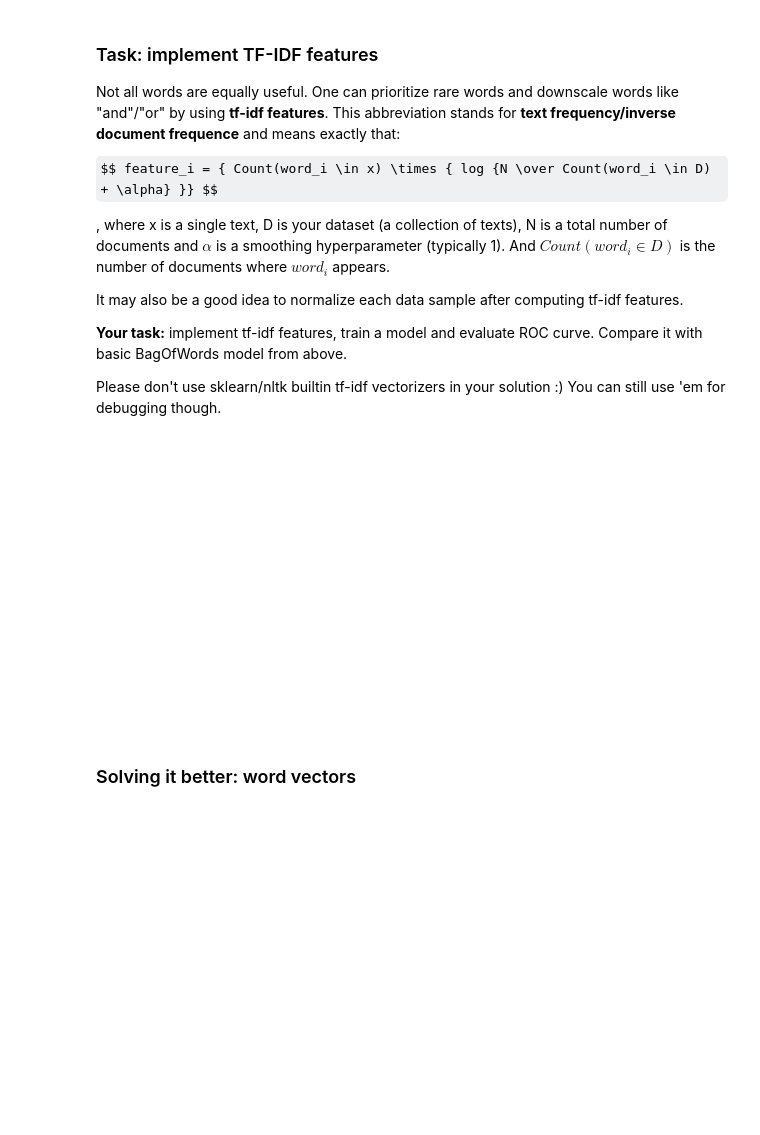
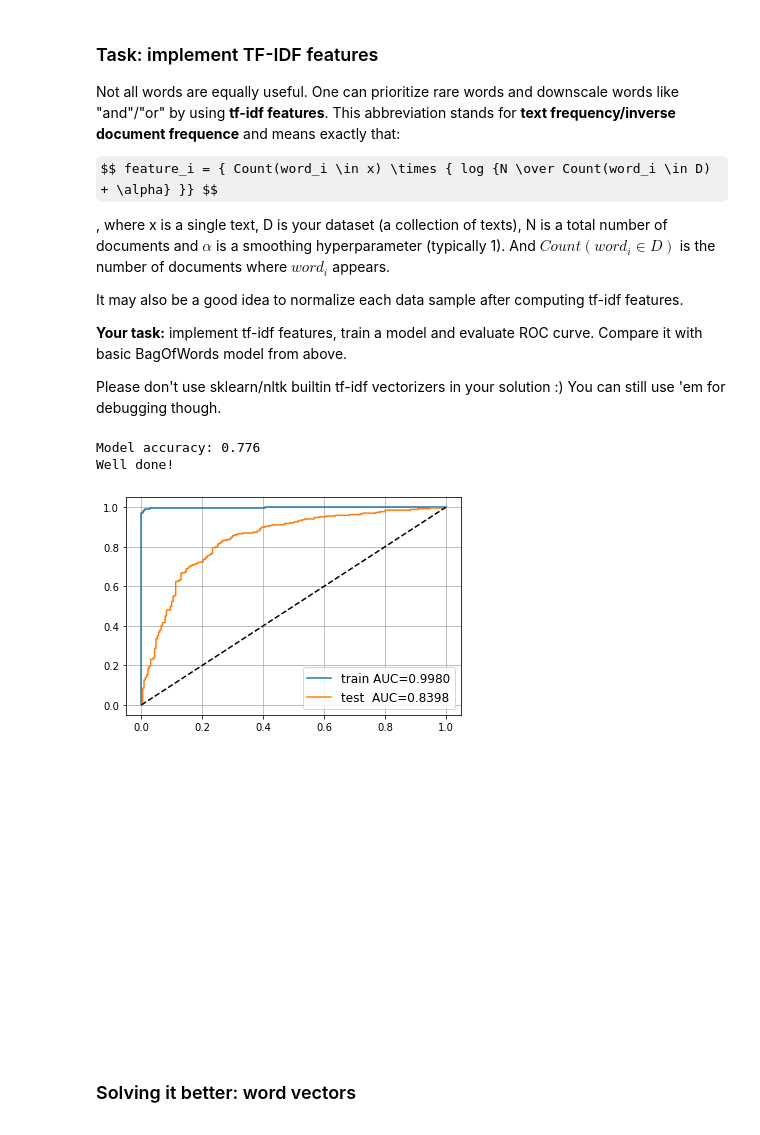
Before and after one commit to GoshaTraksel/NLP_course, a Jupyter notebook: week02_classification/homework_part01.ipynb, the cells around one changed output. Saved outputs shown, nothing was run; the diff lists cells and outputs as text; code cells hidden in the pictures; some formulas as TeX source; blank space fills up the shorter version.

````diff
--- a/week02_classification/homework_part01.ipynb
+++ b/week02_classification/homework_part01.ipynb
@@ -200,3 +286,6 @@ bow_model = <YOUR CODE HERE - train a logistic regression>
+# %%
+from sklearn.linear_model import LogisticRegression
+bow_model = LogisticRegression(C=1e-1, class_weight='balanced', random_state=69).fit(X_train_bow, y_train)
 # %%
 from sklearn.metrics import roc_auc_score, roc_curve
 
@@ -232,6 +325,45 @@ It may also be a good idea to normalize each data sample after computing tf-idf
 __Your task:__ implement tf-idf features, train a model and evaluate ROC curve. Compare it with basic BagOfWords model from above.
 
 Please don't use sklearn/nltk builtin tf-idf vectorizers in your solution :) You can still use 'em for debugging though.
+# %%
+class customTF_IDF:
+    def fit_transform(self, X):
+        delta = 1.0
+        self.X = np.array([[0. for i in range(X.shape[1])] for j in range(X.shape[0])])
+        D = np.array([0. for i in range(X.shape[1])])
+        for sequence in X:
+            for item in range(len(sequence)):
+                D[item] += sequence[item]
+
+        for sequence in range(X.shape[0]):
+            for item in range(X.shape[1]):
+                self.X[sequence][item] = (X[sequence][item] + delta) * np.log(len(D) / (D[item] + delta))
+        return self.X
+# %%
+tf_idf = customTF_IDF()
+# %%
+from sklearn.metrics import roc_auc_score, roc_curve
+
+for name, X, y, model in [
+    ('train', tf_idf.fit_transform(X_train_bow), y_train, bow_model),
+    ('test ', tf_idf.fit_transform(X_test_bow), y_test, bow_model)
+]:
+    proba = model.predict_proba(X)[:, 1]
+    auc = roc_auc_score(y, proba)
+    plt.plot(*roc_curve(y, proba)[:2], label='%s AUC=%.4f' % (name, auc))
+
+plt.plot([0, 1], [0, 1], '--', color='black',)
+plt.legend(fontsize='large')
+plt.grid()
+
+test_accuracy = np.mean(bow_model.predict(X_test_bow) == y_test)
+print(f"Model accuracy: {test_accuracy:.3f}")
+assert test_accuracy > 0.77, "Hint: tune the parameter C to improve performance"
+print("Well done!")
+# %% [output]
+Model accuracy: 0.776
+Well done!
+[figure, added]
 # %% [markdown]
 ```
 
````
Also changed, not shown: parts of 21 cells of this notebook.
